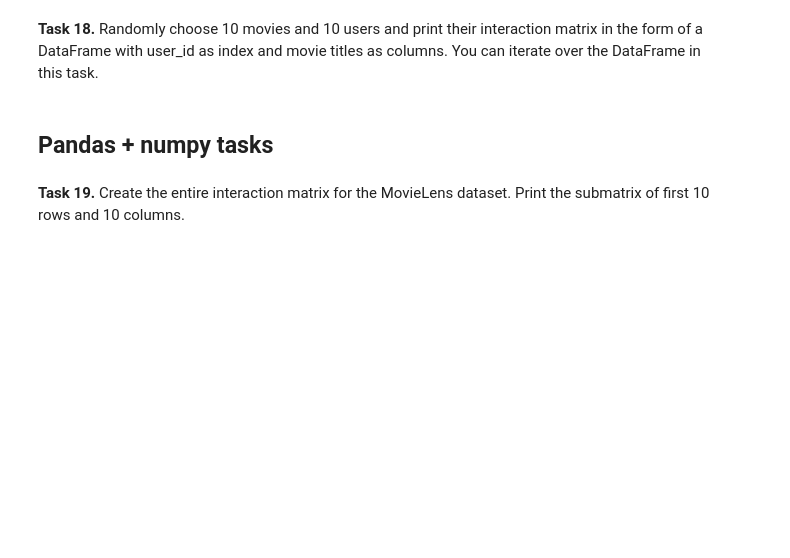
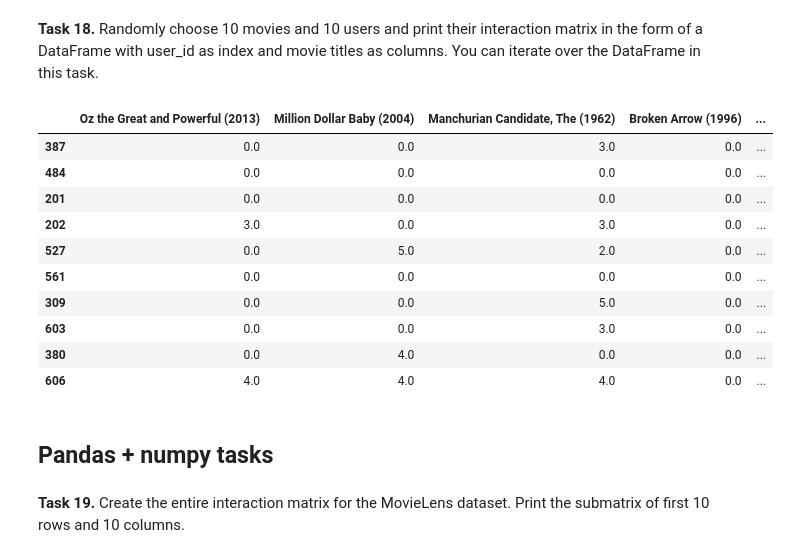
Before and after one commit to Matraf/recommender-systems-class, a Jupyter notebook: class_02_numpy_pandas.ipynb, the cells around one changed output. Cells and saved outputs as stored; diff of their text form; code cells hidden in the pictures; blank space fills up the shorter version.

```diff
--- a/class_02_numpy_pandas.ipynb
+++ b/class_02_numpy_pandas.ipynb
@@ -66,11 +66,7 @@ and print the result. Use only vector operations.
 x = np.array([1.2, 2.3, 3.4, -0.7, 4.2, 2.7, -0.5, 1.4, -3.3, 0.2])
 theta = np.array([2.7, 0.33, -2.12, -1.73, 2.9, -5.8, -0.9, 12.11, 3.43, -0.5, -1.65])
 
-exponent = 0
-for i in range(len(theta) - 1):
-    if i != len(x) - 1:
-        exponent += -(x[i]*theta[i])
-    else:
-        exponent += -(x[i]*theta[i]) - theta[i+1]
-print(1/(1+np.exp(exponent)))
+out = np.multiply(x, theta[:-1])
+out_sum = np.sum(out) + theta[-1]
+print(1/(1+np.exp(-out_sum)))
 # %% [output]
@@ -296,6 +340,49 @@ display(steam_df_copy)
 **Task 18.** Randomly choose 10 movies and 10 users and print their interaction matrix in the form of a DataFrame with user_id as index and movie titles as columns. You can iterate over the DataFrame in this task.
 # %%
 # Write your code here
+random_users_df = ml_df['userId'].sample(n=10).reset_index()
+random_movies_df = ml_df['title'].sample(n=10).reset_index()
+
+random_users = set()
+random_movies = set()
+all_rating = []
+for i in range(len(random_users_df)):
+    current_user_rating = []
+    for j in range(len(random_movies_df)):
+
+        user = random_users_df['userId'].values[i]
+        movie = random_movies_df['title'].values[j]
+        rating_df = ml_df.loc[(ml_df['userId'] == user) & (ml_df['title'] == movie)]
+        rating = rating_df['rating'].values
+
+        if len(rating) != 1:
+            rating = 0
+        else:
+            rating = rating[0]
+        current_user_rating.append(rating)
+        random_users.add(user)
+        random_movies.add(movie)
+    all_rating.append(current_user_rating)
+
+all_rating_np = np.array(all_rating)
+
+df = pd.DataFrame(all_rating_np,
+                 columns = random_movies,
+                 index = random_users)
+
+display(df)
+# %% [output]
+|  | Oz the Great and Powerful (2013) | Million Dollar Baby (2004) | Manchurian Candidate, The (1962) | Broken Arrow (1996) | ... |
+| 387 | 0.0 | 0.0 | 3.0 | 0.0 | ... |
+| 484 | 0.0 | 0.0 | 0.0 | 0.0 | ... |
+| 201 | 0.0 | 0.0 | 0.0 | 0.0 | ... |
+| 202 | 3.0 | 0.0 | 3.0 | 0.0 | ... |
+| 527 | 0.0 | 5.0 | 2.0 | 0.0 | ... |
+| 561 | 0.0 | 0.0 | 0.0 | 0.0 | ... |
+| 309 | 0.0 | 0.0 | 5.0 | 0.0 | ... |
+| 603 | 0.0 | 0.0 | 3.0 | 0.0 | ... |
+| 380 | 0.0 | 4.0 | 0.0 | 0.0 | ... |
+| 606 | 4.0 | 4.0 | 4.0 | 0.0 | ... |
 # %% [markdown]
 ## Pandas + numpy tasks
 # %% [markdown]
```
Also changed, not shown: parts of 5 cells of this notebook.
